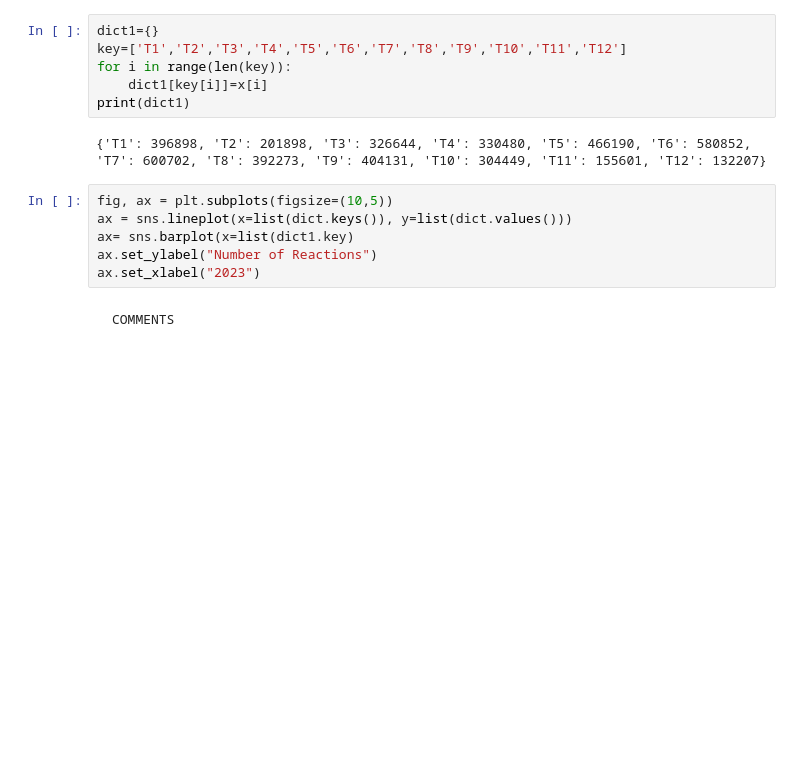
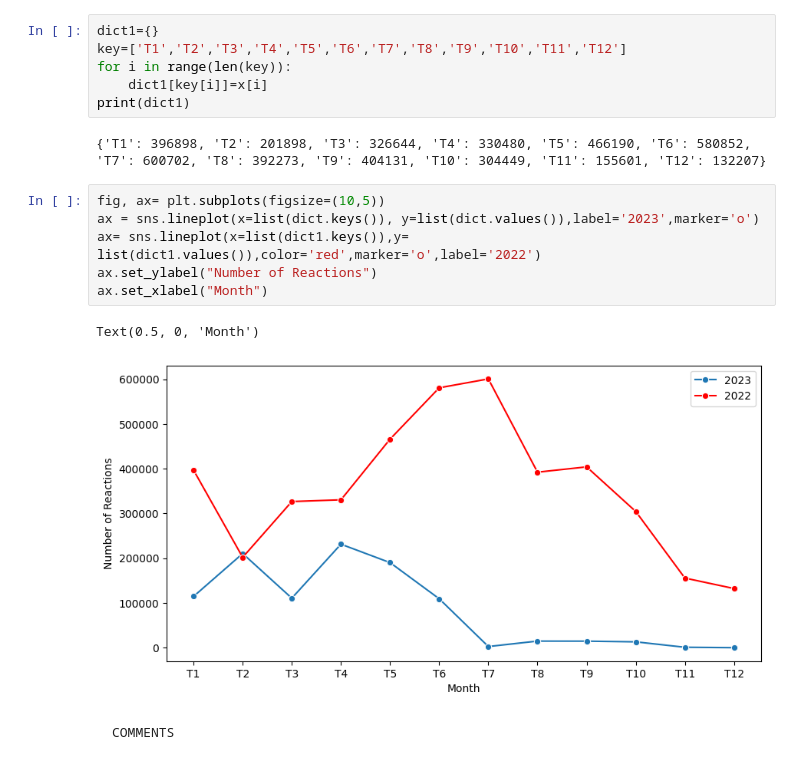
Before and after one commit to Nguyenduyhau13/Final_Project, a Jupyter notebook: final_project.ipynb, the cells around one changed output. Drawn from its saved outputs; the diff is of its cells as text; blank space fills up the shorter version.

```diff
--- a/final_project.ipynb
+++ b/final_project.ipynb
@@ -352,11 +323,14 @@ print(dict1)
 # %% [output]
 {'T1': 396898, 'T2': 201898, 'T3': 326644, 'T4': 330480, 'T5': 466190, 'T6': 580852, 'T7': 600702, 'T8': 392273, 'T9': 404131, 'T10': 304449, 'T11': 155601, 'T12': 132207}
 # %%
-fig, ax = plt.subplots(figsize=(10,5))
-ax = sns.lineplot(x=list(dict.keys()), y=list(dict.values()))
-ax= sns.barplot(x=list(dict1.key)
+fig, ax= plt.subplots(figsize=(10,5))
+ax = sns.lineplot(x=list(dict.keys()), y=list(dict.values()),label='2023',marker='o')
+ax= sns.lineplot(x=list(dict1.keys()),y= list(dict1.values()),color='red',marker='o',label='2022')
 ax.set_ylabel("Number of Reactions")
-ax.set_xlabel("2023")
+ax.set_xlabel("Month")
+# %% [output]
+Text(0.5, 0, 'Month')
+[figure, added]
 # %% [markdown]
     COMMENTS
 # %%
```
Also changed, not shown: parts of 23 cells of this notebook.
